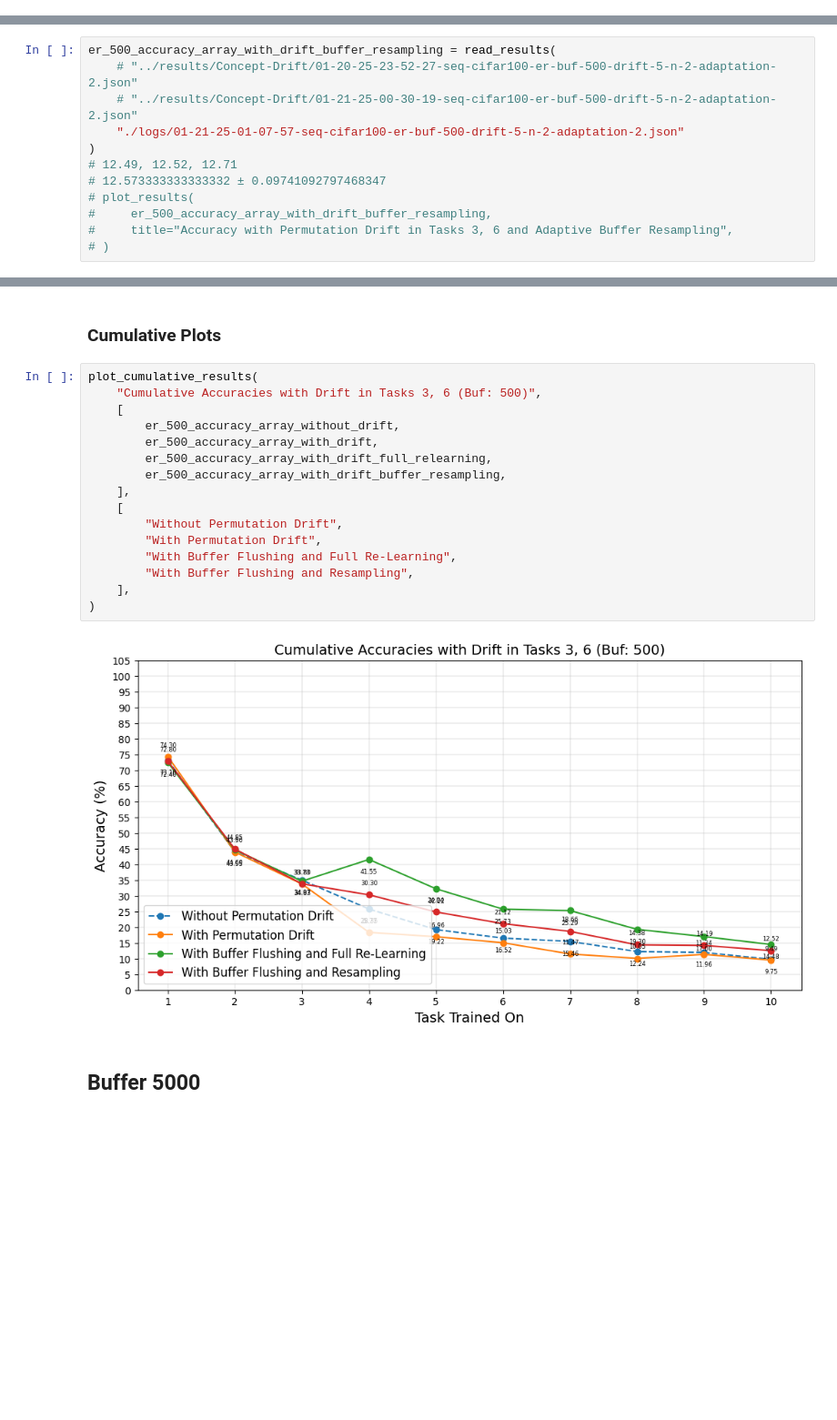
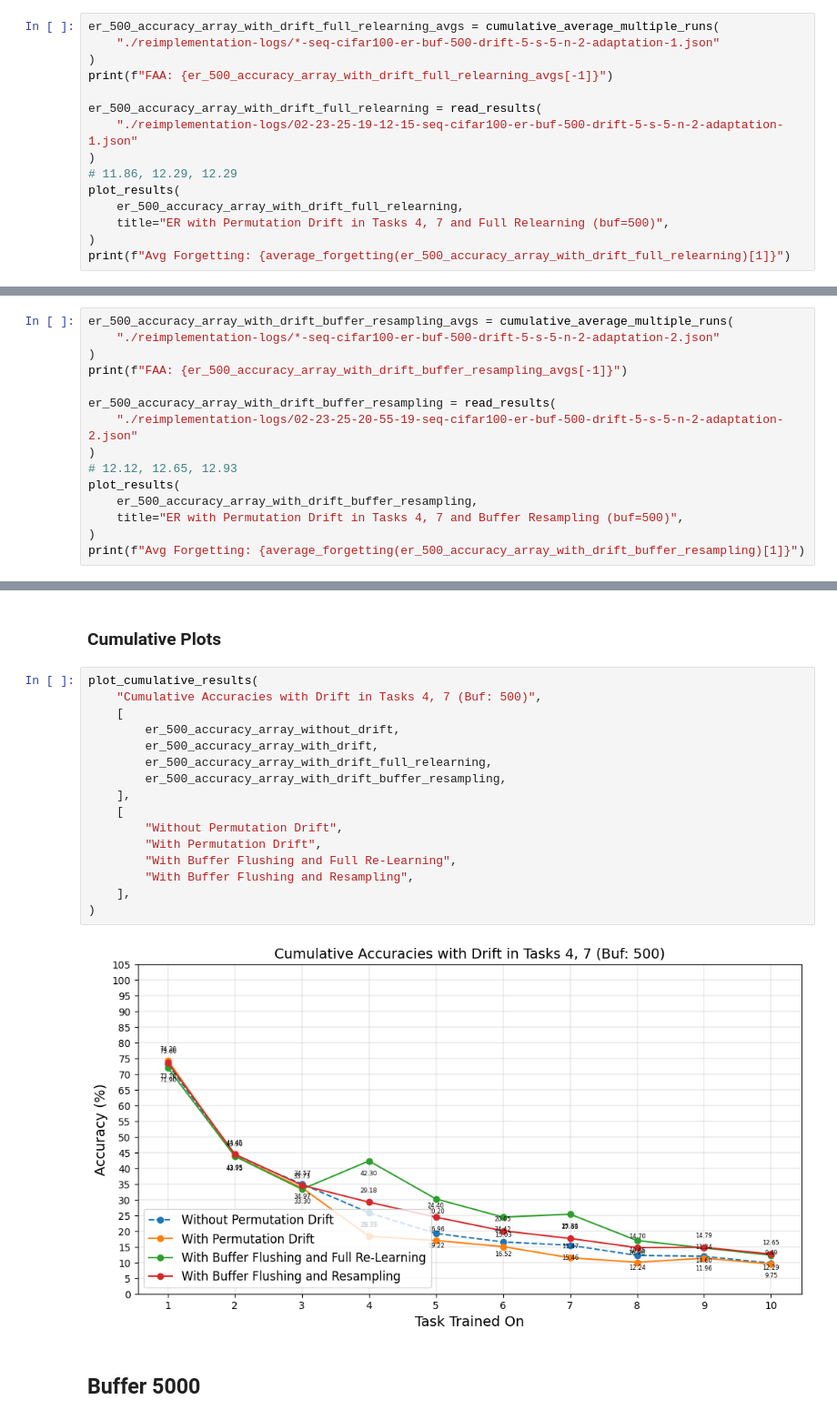
Before and after one commit to AlifAshrafee/Concept-Drift-Results, a Jupyter notebook: CIFAR-100-n-2-result-visualization.ipynb, the cells around one changed output, grey strips where cells are left out. Shown at 91% size. Saved outputs shown, nothing was run; the diff lists cells and outputs as text; blank space fills up the shorter version.

```diff
--- a/CIFAR-100-n-2-result-visualization.ipynb
+++ b/CIFAR-100-n-2-result-visualization.ipynb
@@ -190,0 +209,15 @@ er_500_accuracy_array_with_drift_full_relearning = read_results(
+# %%
+er_500_accuracy_array_with_drift_full_relearning_avgs = cumulative_average_multiple_runs(
+    "./reimplementation-logs/*-seq-cifar100-er-buf-500-drift-5-s-5-n-2-adaptation-1.json"
+)
+print(f"FAA: {er_500_accuracy_array_with_drift_full_relearning_avgs[-1]}")
+
+er_500_accuracy_array_with_drift_full_relearning = read_results(
+    "./reimplementation-logs/02-23-25-19-12-15-seq-cifar100-er-buf-500-drift-5-s-5-n-2-adaptation-1.json"
+)
+# 11.86, 12.29, 12.29
+plot_results(
+    er_500_accuracy_array_with_drift_full_relearning,
+    title="ER with Permutation Drift in Tasks 4, 7 and Full Relearning (buf=500)",
+)
+print(f"Avg Forgetting: {average_forgetting(er_500_accuracy_array_with_drift_full_relearning)[1]}")
@@ -193,12 +241,15 @@ er_500_accuracy_array_with_drift_full_relearning = read_results(
 # %%
+er_500_accuracy_array_with_drift_buffer_resampling_avgs = cumulative_average_multiple_runs(
+    "./reimplementation-logs/*-seq-cifar100-er-buf-500-drift-5-s-5-n-2-adaptation-2.json"
+)
+print(f"FAA: {er_500_accuracy_array_with_drift_buffer_resampling_avgs[-1]}")
+
 er_500_accuracy_array_with_drift_buffer_resampling = read_results(
-    # "../results/Concept-Drift/01-20-25-23-52-27-seq-cifar100-er-buf-500-drift-5-n-2-adaptation-2.json"
-    # "../results/Concept-Drift/01-21-25-00-30-19-seq-cifar100-er-buf-500-drift-5-n-2-adaptation-2.json"
-    "./logs/01-21-25-01-07-57-seq-cifar100-er-buf-500-drift-5-n-2-adaptation-2.json"
+    "./reimplementation-logs/02-23-25-20-55-19-seq-cifar100-er-buf-500-drift-5-s-5-n-2-adaptation-2.json"
 )
-# 12.49, 12.52, 12.71
-# 12.573333333333332 ± 0.09741092797468347
-# plot_results(
-#     er_500_accuracy_array_with_drift_buffer_resampling,
-#     title="Accuracy with Permutation Drift in Tasks 3, 6 and Adaptive Buffer Resampling",
-# )
+# 12.12, 12.65, 12.93
+plot_results(
+    er_500_accuracy_array_with_drift_buffer_resampling,
+    title="ER with Permutation Drift in Tasks 4, 7 and Buffer Resampling (buf=500)",
+)
+print(f"Avg Forgetting: {average_forgetting(er_500_accuracy_array_with_drift_buffer_resampling)[1]}")
@@ -206,22 +265,22 @@ er_500_accuracy_array_with_drift_buffer_resampling = read_results(
 ### Cumulative Plots
 # %%
 plot_cumulative_results(
-    "Cumulative Accuracies with Drift in Tasks 3, 6 (Buf: 500)",
+    "Cumulative Accuracies with Drift in Tasks 4, 7 (Buf: 500)",
     [
         er_500_accuracy_array_without_drift,
         er_500_accuracy_array_with_drift,
         er_500_accuracy_array_with_drift_full_relearning,
         er_500_accuracy_array_with_drift_buffer_resampling,
     ],
     [
         "Without Permutation Drift",
         "With Permutation Drift",
         "With Buffer Flushing and Full Re-Learning",
         "With Buffer Flushing and Resampling",
     ],
 )
 # %% [output]
-[figure, old version]
+[figure, new version]
 # %% [markdown]
 ## Buffer 5000
 # %% [markdown]
```
Also changed, not shown: parts of 66 cells of this notebook, 18 other files.
